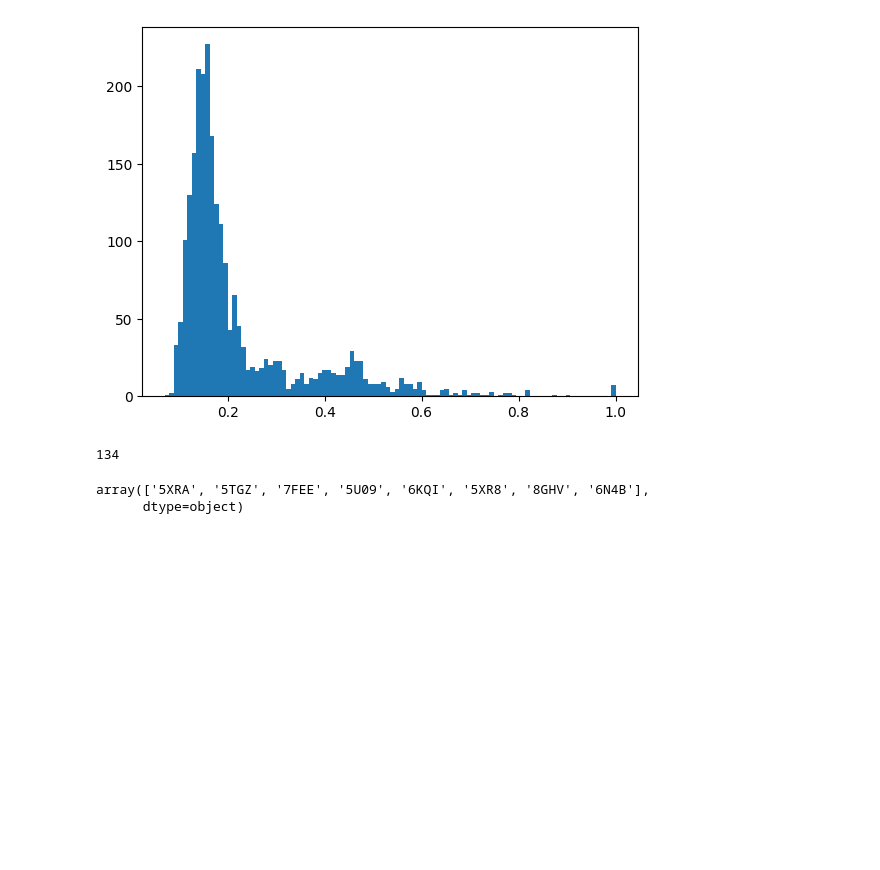
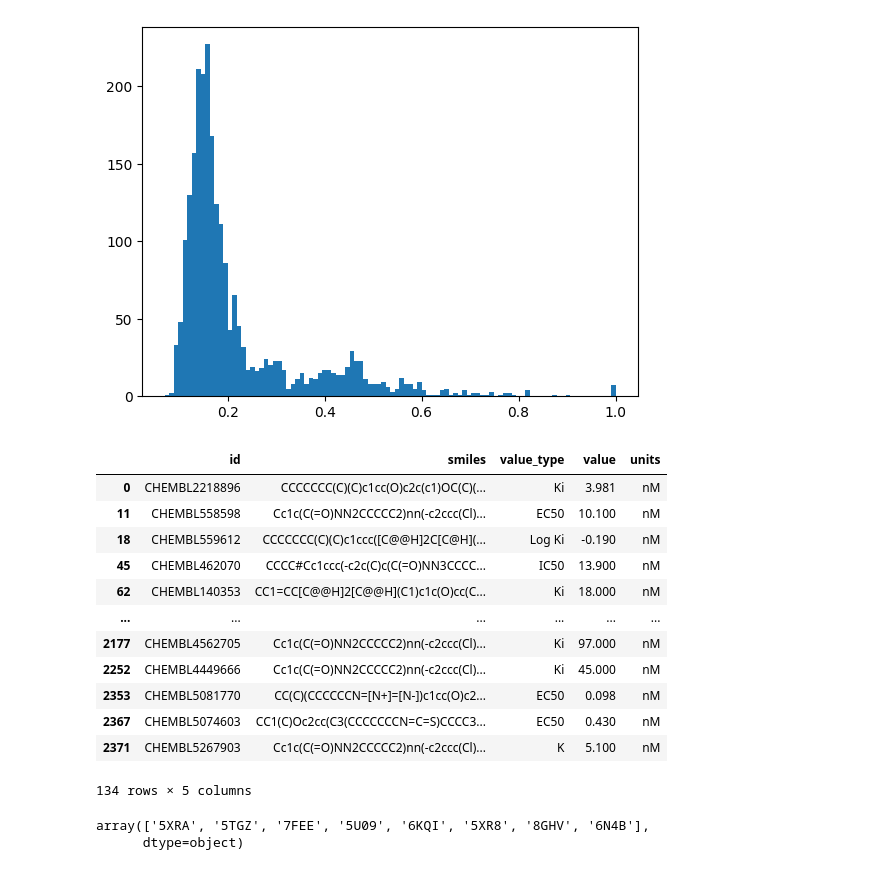
Before and after one commit to Matik01/NIR_ITMO, a Jupyter notebook: data_analysis/Tanimoto_distance.ipynb, the cells around one changed output. Saved outputs shown, nothing was run; the diff lists cells and outputs as text; code cells hidden in the pictures; blank space fills up the shorter version.

```diff
--- a/data_analysis/Tanimoto_distance.ipynb
+++ b/data_analysis/Tanimoto_distance.ipynb
@@ -239,6 +222,18 @@ plt.hist(max_tanimoto_values, bins=100)
 # %%
 boundaries = check_boundary(max_tanimoto_values)
 # %%
-len(boundaries[0])
+data_cnr1.iloc[boundaries[0]]
 # %% [output]
+|  | id | smiles | value_type | value | units |
+| 0 | CHEMBL2218896 | CCCCCCC(C)(C)c1cc(O)c2c(c1)OC(C)(... | Ki | 3.981 | nM |
+| 11 | CHEMBL558598 | Cc1c(C(=O)NN2CCCCC2)nn(-c2ccc(Cl)... | EC50 | 10.100 | nM |
+| 18 | CHEMBL559612 | CCCCCCC(C)(C)c1ccc([C@@H]2C[C@H](... | Log Ki | -0.190 | nM |
+| 45 | CHEMBL462070 | CCCC#Cc1ccc(-c2c(C)c(C(=O)NN3CCCC... | IC50 | 13.900 | nM |
+| 62 | CHEMBL140353 | CC1=CC[C@@H]2[C@@H](C1)c1c(O)cc(C... | Ki | 18.000 | nM |
+| ... | ... | ... | ... | ... | ... |
+| 2177 | CHEMBL4562705 | Cc1c(C(=O)NN2CCCCC2)nn(-c2ccc(Cl)... | Ki | 97.000 | nM |
+| 2252 | CHEMBL4449666 | Cc1c(C(=O)NN2CCCCC2)nn(-c2ccc(Cl)... | Ki | 45.000 | nM |
+| 2353 | CHEMBL5081770 | CC(C)(CCCCCCN=[N+]=[N-])c1cc(O)c2... | EC50 | 0.098 | nM |
+| 2367 | CHEMBL5074603 | CC1(C)Oc2cc(C3(CCCCCCCN=C=S)CCCC3... | EC50 | 0.430 | nM |
+| 2371 | CHEMBL5267903 | Cc1c(C(=O)NN2CCCCC2)nn(-c2ccc(Cl)... | K | 5.100 | nM |
-134
+134 rows × 5 columns
```
Also changed, not shown: parts of 4 cells of this notebook, 16 other files.
